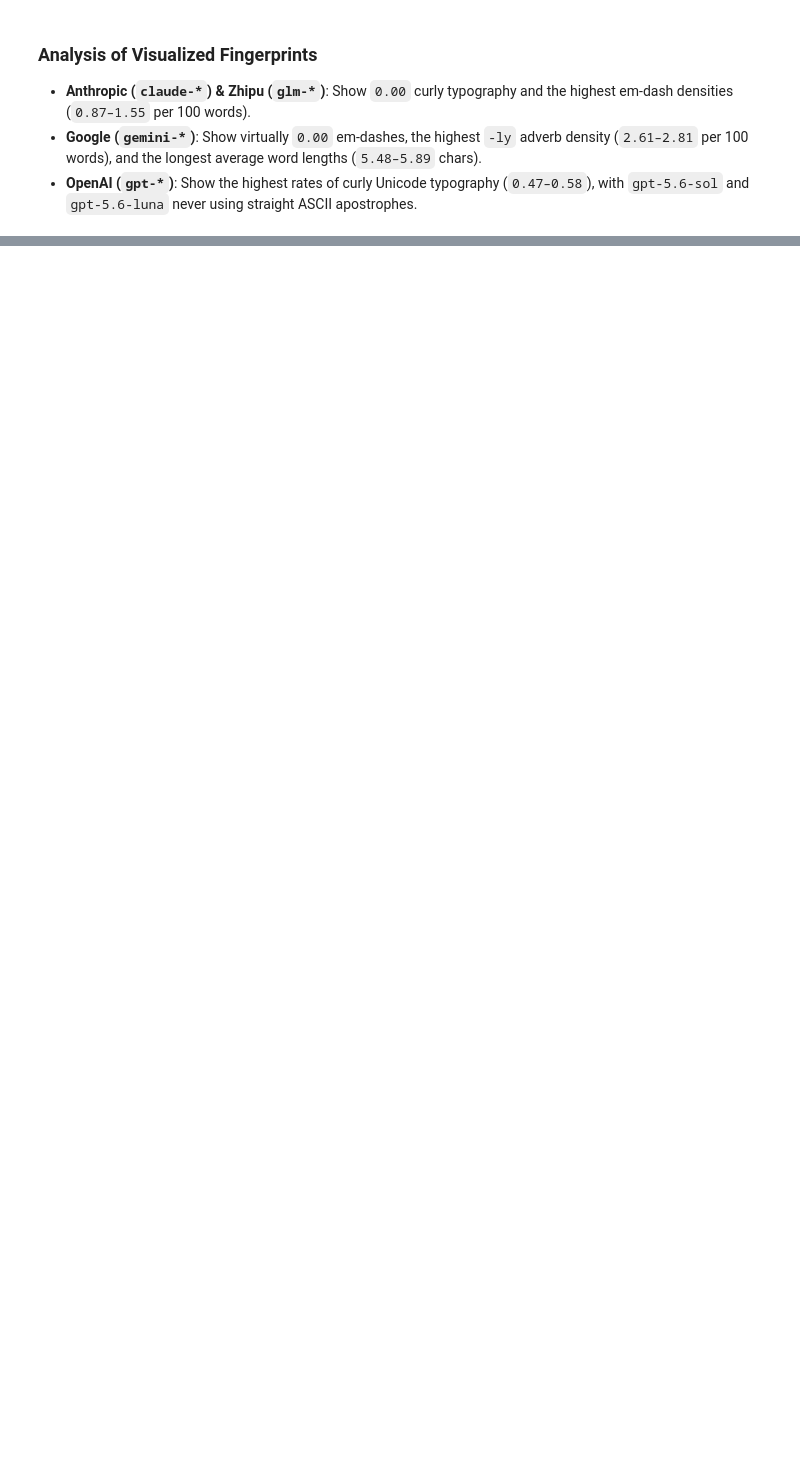
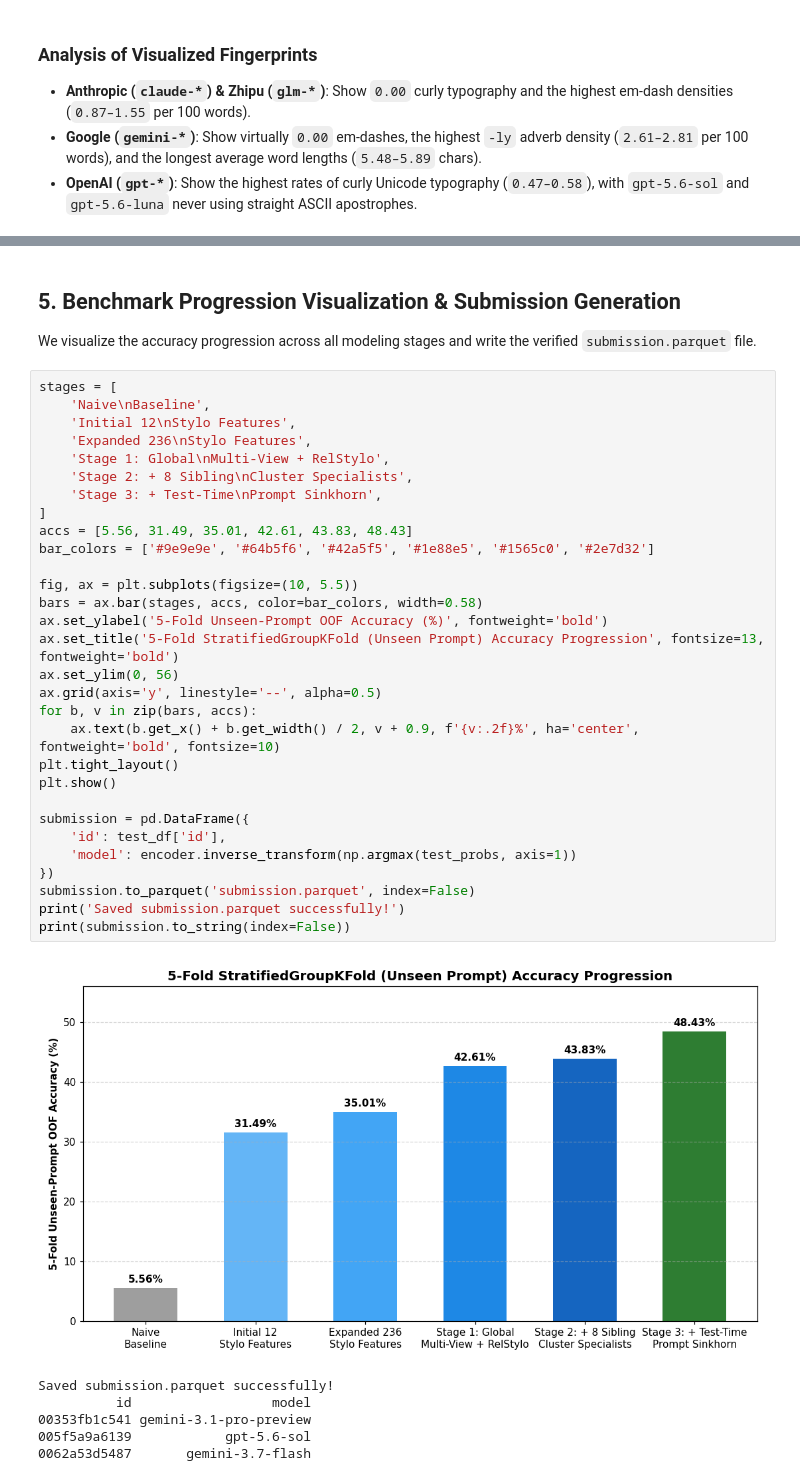
Before and after one commit to imranbhatt1977/name-that-llm-kaggle, a Jupyter notebook: kaggle_submission.ipynb, the cells around one changed output, grey strips where cells are left out. Cells and saved outputs as stored; diff of their text form; blank space fills up the shorter version.

Commit message:
Add Stage 3 test-time prompt clustering & Sinkhorn assignment (48.43% OOF) and standalone notebook

```diff
--- a/kaggle_submission.ipynb
+++ b/kaggle_submission.ipynb
@@ -167,0 +1069,40 @@ display(submission.head())
+# %% [markdown]
+## 5. Benchmark Progression Visualization & Submission Generation
+We visualize the accuracy progression across all modeling stages and write the verified `submission.parquet` file.
+# %%
+stages = [
+    'Naive\nBaseline',
+    'Initial 12\nStylo Features',
+    'Expanded 236\nStylo Features',
+    'Stage 1: Global\nMulti-View + RelStylo',
+    'Stage 2: + 8 Sibling\nCluster Specialists',
+    'Stage 3: + Test-Time\nPrompt Sinkhorn',
+]
+accs = [5.56, 31.49, 35.01, 42.61, 43.83, 48.43]
+bar_colors = ['#9e9e9e', '#64b5f6', '#42a5f5', '#1e88e5', '#1565c0', '#2e7d32']
+
+fig, ax = plt.subplots(figsize=(10, 5.5))
+bars = ax.bar(stages, accs, color=bar_colors, width=0.58)
+ax.set_ylabel('5-Fold Unseen-Prompt OOF Accuracy (%)', fontweight='bold')
+ax.set_title('5-Fold StratifiedGroupKFold (Unseen Prompt) Accuracy Progression', fontsize=13, fontweight='bold')
+ax.set_ylim(0, 56)
+ax.grid(axis='y', linestyle='--', alpha=0.5)
+for b, v in zip(bars, accs):
+    ax.text(b.get_x() + b.get_width() / 2, v + 0.9, f'{v:.2f}%', ha='center', fontweight='bold', fontsize=10)
+plt.tight_layout()
+plt.show()
+
+submission = pd.DataFrame({
+    'id': test_df['id'],
+    'model': encoder.inverse_transform(np.argmax(test_probs, axis=1))
+})
+submission.to_parquet('submission.parquet', index=False)
+print('Saved submission.parquet successfully!')
+print(submission.to_string(index=False))
+# %% [output]
+[figure, added]
+Saved submission.parquet successfully!
+          id                  model
+00353fb1c541 gemini-3.1-pro-preview
+005f5a9a6139            gpt-5.6-sol
+0062a53d5487       gemini-3.7-flash
```
Also changed, not shown: parts of 19 cells of this notebook, 3 other files.
